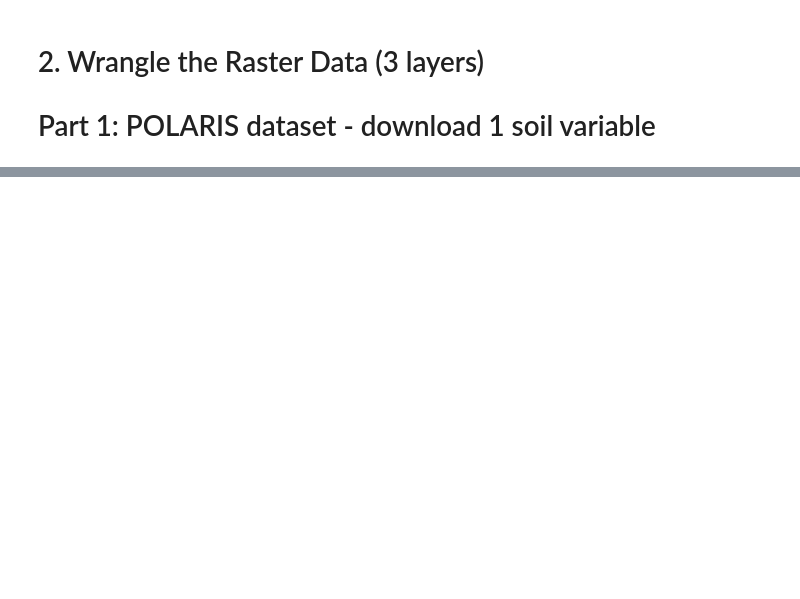
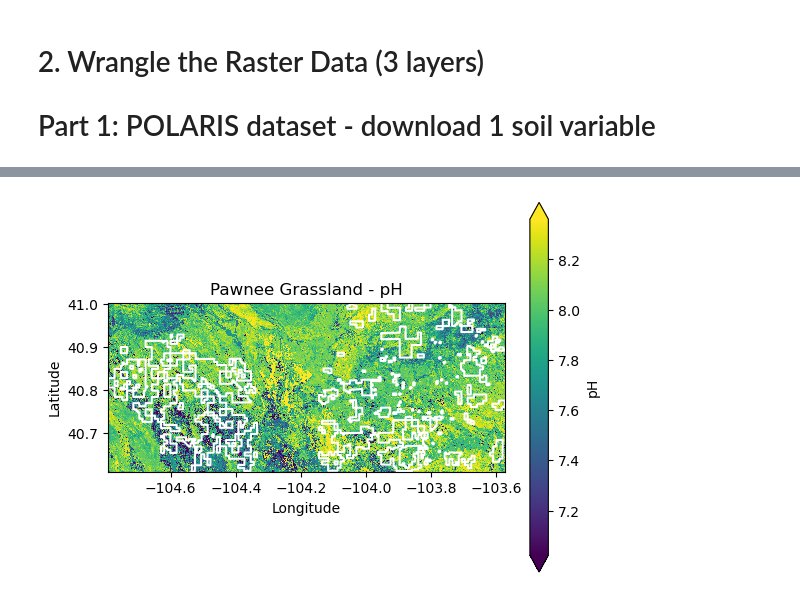
Before and after one commit to brglea/habitat_suitability, a Jupyter notebook: Notebooks/02_polaris wrangle.ipynb, the cells around one changed output, grey strips where cells are left out. Drawn from its saved outputs; the diff is of its cells as text; code cells hidden in the pictures; blank space fills up the shorter version.

```diff
--- a/Notebooks/02_polaris wrangle.ipynb
+++ b/Notebooks/02_polaris wrangle.ipynb
@@ -236,0 +144,23 @@ polaris_dir
+# %%
+# Create new variables for each study area using the process_image function
+
+#Comanche National Grassland
+polaris_comanche_processed = (process_image(
+    soil_url_template,
+    soil_prop, soil_stat, soil_depth,
+    comanche_grassland_gdf
+))
+
+# Pawnee National Grassland
+polaris_pawnee_processed = (process_image(
+    soil_url_template,
+    soil_prop, soil_stat, soil_depth,
+    pawnee_grassland_gdf
+))
+
+# Create a list to save both previous polaris processed study areas
+polaris_processed_da_list = [
+polaris_comanche_processed, polaris_pawnee_processed]
+
+# Call the list to make sure it worked/looks right
+polaris_processed_da_list
@@ -236,0 +185,17 @@ polaris_dir
+# %%
+# Plot Pawnee to make sure it works/ looks right
+polaris_pawnee_processed.plot(
+    cbar_kwargs={"label": "pH"},
+    robust=True,
+    )
+
+pawnee_grassland_gdf.to_crs(polaris_pawnee_processed.rio.crs).boundary.plot(
+    ax=plt.gca(),
+    color='white').set(
+        title='Pawnee Grassland - pH',
+        xlabel='Longitude',
+        ylabel='Latitude',
+    )
+plt.show()
+# %% [output]
+[figure, added]
```
Also changed, not shown: parts of 12 cells of this notebook, 6 other files.
